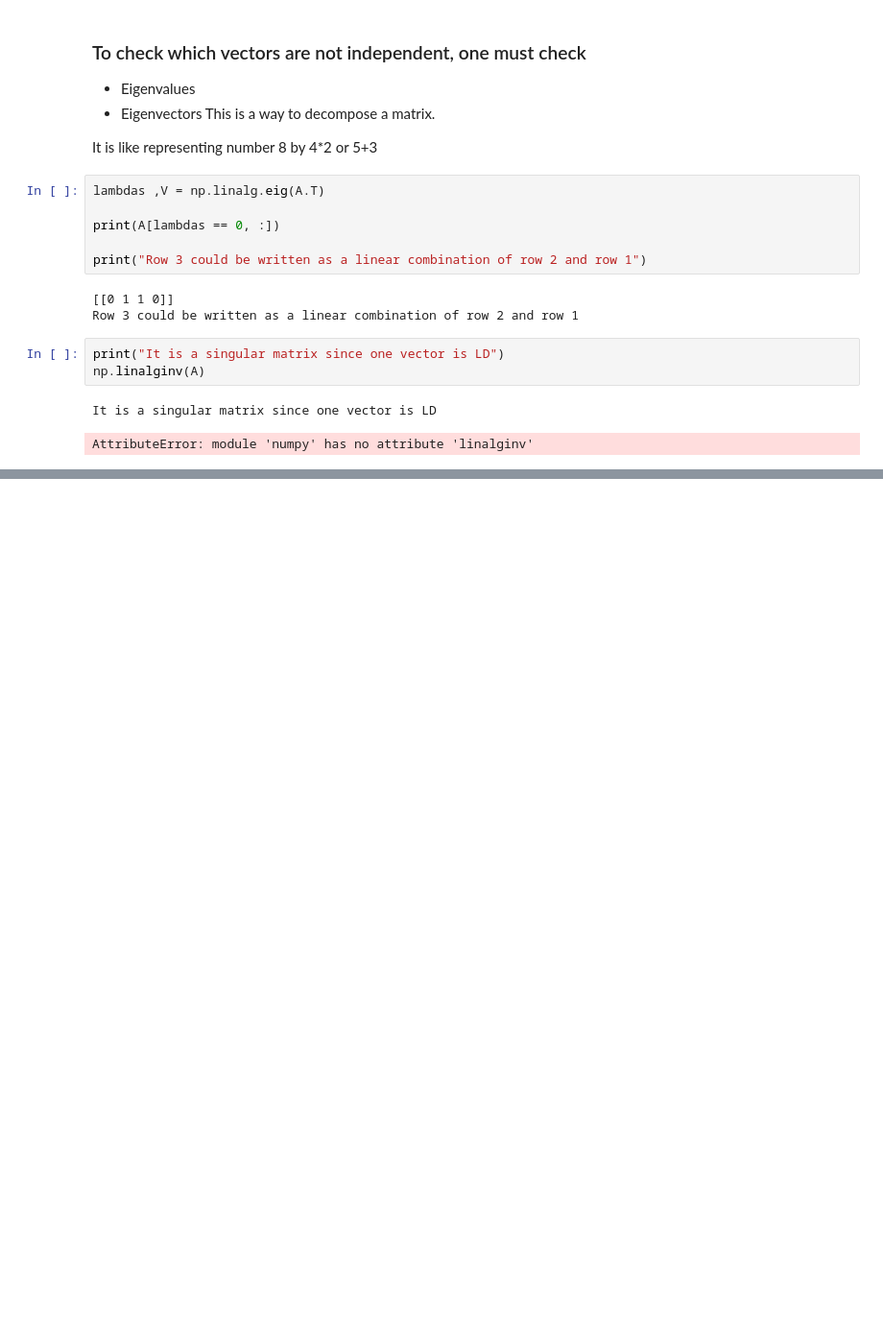
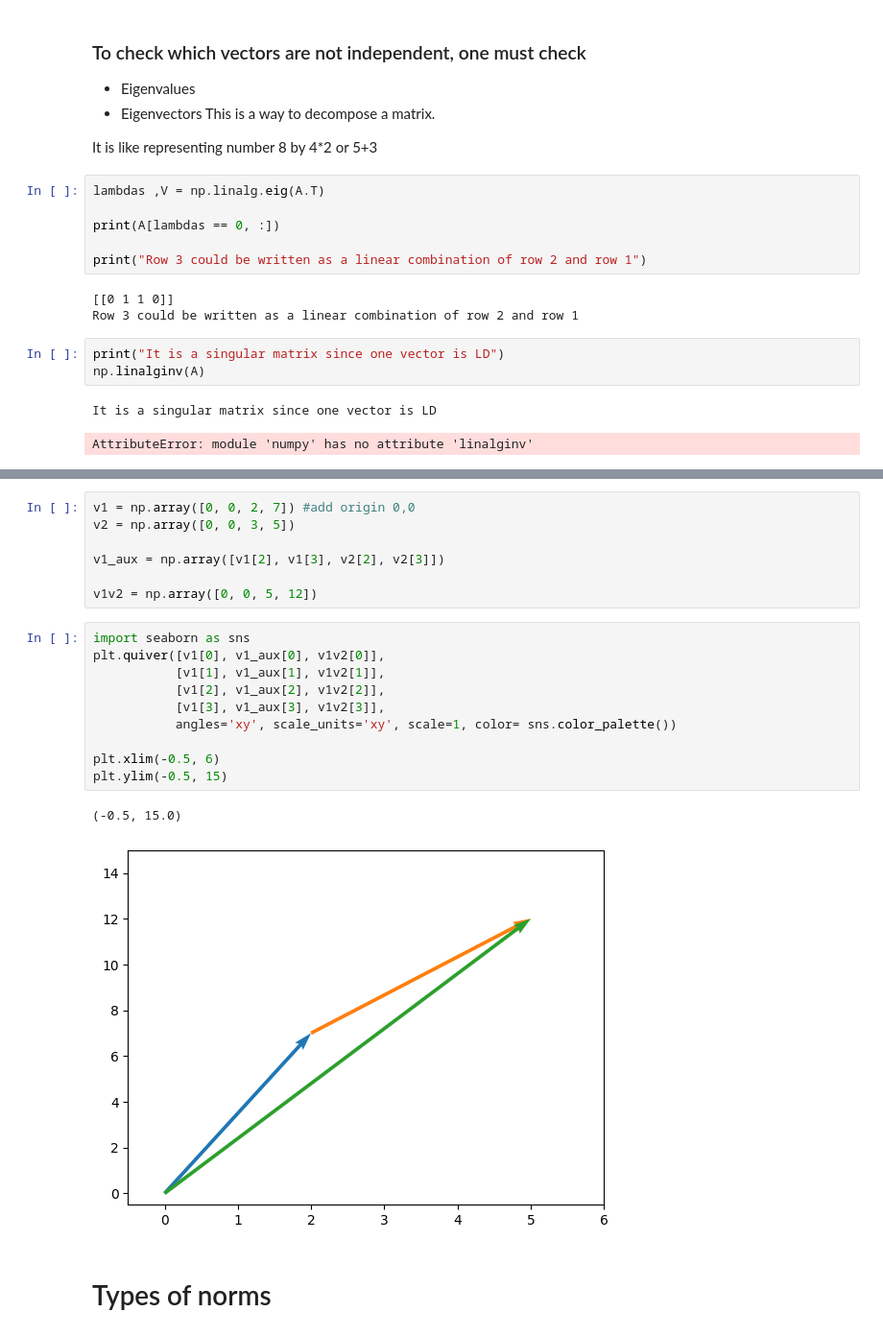
Before and after one commit to PabloBetancur428/Linear-Algebra-platzi, a Jupyter notebook: Linear_algebra_1.ipynb, the cells around one changed output, grey strips where cells are left out. Shown: that part at 96% size. Cells and saved outputs as stored; diff of their text form; blank space fills up the shorter version.

Commit message:
Up to class 23: Norms and cos

```diff
--- a/Linear_algebra_1.ipynb
+++ b/Linear_algebra_1.ipynb
@@ -787,0 +833,22 @@ AttributeError: module 'numpy' has no attribute 'linalginv'
+# %%
+v1 = np.array([0, 0, 2, 7]) #add origin 0,0
+v2 = np.array([0, 0, 3, 5])
+
+v1_aux = np.array([v1[2], v1[3], v2[2], v2[3]])
+
+v1v2 = np.array([0, 0, 5, 12])
+# %%
+import seaborn as sns
+plt.quiver([v1[0], v1_aux[0], v1v2[0]],
+           [v1[1], v1_aux[1], v1v2[1]],
+           [v1[2], v1_aux[2], v1v2[2]],
+           [v1[3], v1_aux[3], v1v2[3]],
+           angles='xy', scale_units='xy', scale=1, color= sns.color_palette())
+
+plt.xlim(-0.5, 6)
+plt.ylim(-0.5, 15)
+# %% [output]
+(-0.5, 15.0)
+[figure, added]
+# %% [markdown]
+# Types of norms
```
Also changed, not shown: parts of 18 cells of this notebook.
